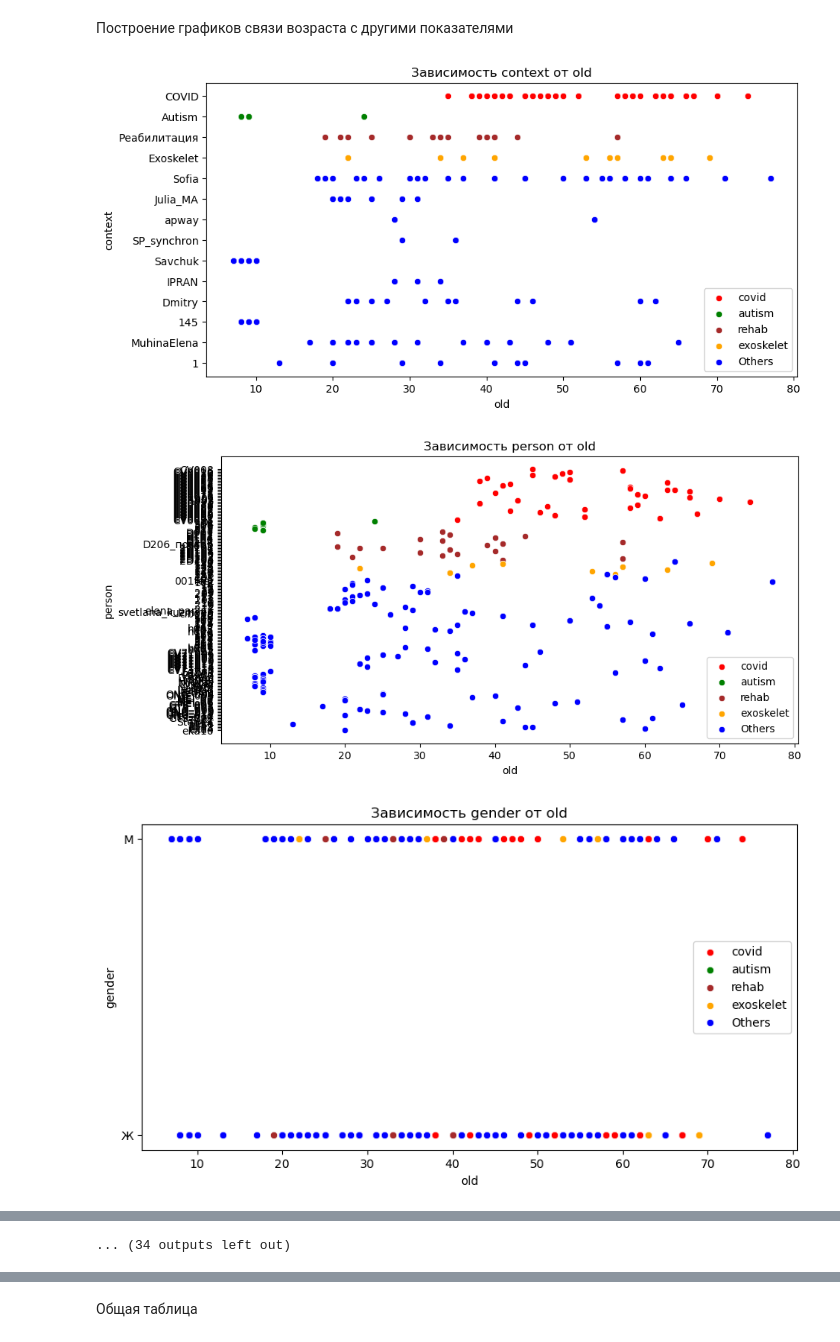
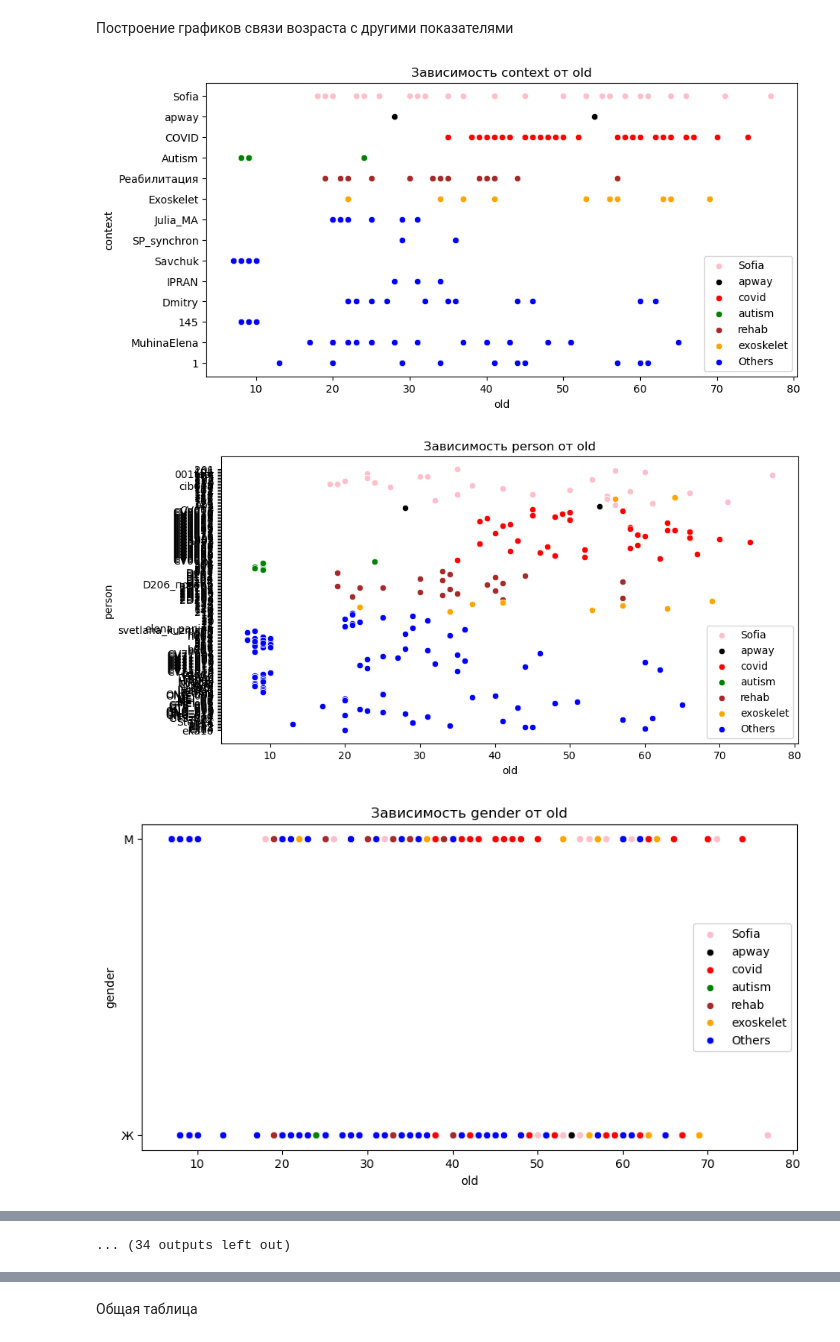
Before and after one commit to CaktusJohn/Stroop-test-analysis, a Jupyter notebook: First_an.ipynb, the cells around one changed output, grey strips where cells are left out. Saved outputs shown, nothing was run; the diff lists cells and outputs as text; code cells hidden in the pictures.

```diff
--- a/First_an.ipynb
+++ b/First_an.ipynb
@@ -80,28 +82,31 @@ sns.kdeplot(women)
 # %%
 mask_covid = data['context'] == 'COVID'  #маски для фильтрации
 mask_autism = data['context'] == 'Autism'
 mask_rehab = data['context'] == 'Реабилитация'
 mask_exoskelet = data['context'] == 'Exoskelet'
-
+mask_Sofia = data['context'] == 'Sofia'
+mask_apway = data['context'] == 'apway'
 particular_column = 'old';
 for i in range(4,len(data.columns)-1):
     if data.columns[i] != particular_column:
         plt.figure(figsize=(10,5))
+        sns.scatterplot(data=data[mask_Sofia], x='old', y=data.columns[i],color='pink',label='Sofia')
+        sns.scatterplot(data=data[mask_apway], x='old', y=data.columns[i],color='black',label='apway')
         sns.scatterplot(data=data[mask_covid], x='old', y=data.columns[i],color='red',label='covid')
         sns.scatterplot(data=data[mask_autism], x='old', y=data.columns[i],color='green',label='autism')
         sns.scatterplot(data=data[mask_rehab], x='old', y=data.columns[i],color='brown',label='rehab')
         sns.scatterplot(data=data[mask_exoskelet], x='old', y=data.columns[i],color="orange",label='exoskelet')
-        sns.scatterplot(data=data[~(mask_covid | mask_autism | mask_rehab | mask_exoskelet)], x='old', y=data.columns[i], color='blue', label='Others')
+        sns.scatterplot(data=data[~(mask_covid | mask_autism | mask_rehab | mask_exoskelet | mask_Sofia | mask_apway)], x='old', y=data.columns[i], color='blue', label='Others')
         plt.legend()
         plt.title(f'Зависимость {data.columns[i]} от {particular_column}')
 
         # Сохранение графика в файл
         column_number = str(i).zfill(2) # сохраниение номера в строку из 2 символов минимально
         plt.savefig(f'D:/AI/HIstogram/scatterplots/plot_{column_number}_{data.columns[i]}_vs_{particular_column}.png', format='png', dpi=300)
         plt.show()
         # Закрытие графика
         plt.close()
 # %% [output]
-[figure, old version]
+[figure, new version]
-[figure, old version]
+[figure, new version]
-[figure, old version]
+[figure, new version]
```
Also changed, not shown: parts of 9 cells of this notebook.
